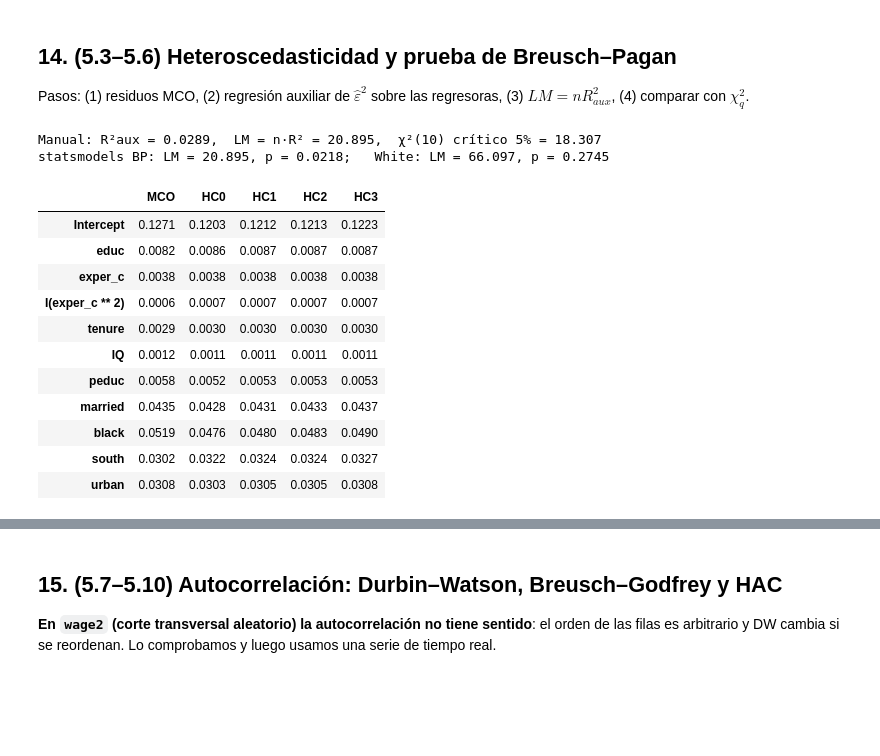
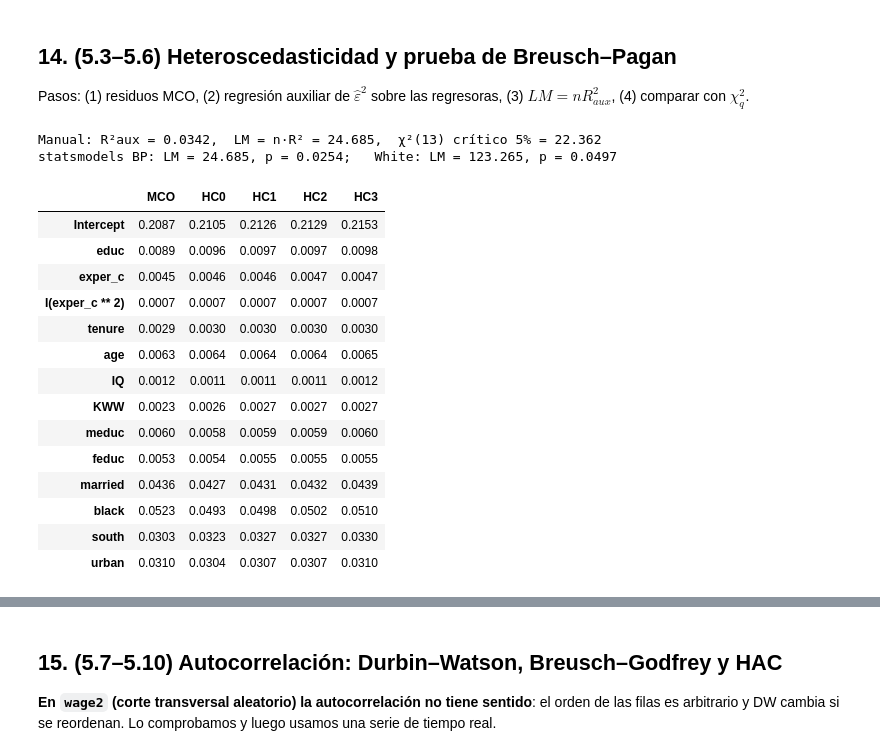
Before and after one commit to ximeelaraa/mincer-multicolinealidad, a Jupyter notebook: multicolinealidad_mincer.ipynb, the cells around one changed output, grey strips where cells are left out. Cells and saved outputs as stored; diff of their text form; code cells hidden in the pictures; blank space fills up the shorter version.

```diff
--- a/multicolinealidad_mincer.ipynb
+++ b/multicolinealidad_mincer.ipynb
@@ -112,7 +124,11 @@ df["peduc"] = (df.meduc + df.feduc) / 2
 df["pexper"] = df.age - df.educ - 6
 n = len(df)
 R["n"] = n
+R["n_original"] = len(w2)
 print(f"n = {n} (de {len(w2)} originales)")
+# Archivo de datos utilizado (muestra limpia + transformaciones), documentado en data/DICCIONARIO.md
+(FIG.parent / "data").mkdir(exist_ok=True)
+df.to_csv(FIG.parent / "data" / "wage2_muestra.csv", index=False)
 print(df.head())
 desc = df[["wage", "lwage", "educ", "exper", "tenure", "age", "IQ", "KWW", "meduc", "feduc"]].describe().T
 R["descriptivos"] = desc[["mean", "std", "min", "max"]].round(2).to_dict("index")
@@ -799,6 +806,8 @@ sint
 # %%
 f_c = f_full.replace("exper + I(exper**2)", "exper_c + I(exper_c**2)")
 m_c = smf.ols(f_c, df).fit()
+# Modelo preferido: TODOS los controles, con la experiencia centrada (no se elimina ninguna variable)
+m_pref, f_pref = m_c, f_c
 Z_h = StandardScaler().fit_transform(df[["IQ", "KWW", "meduc", "feduc"]])
 pca = PCA().fit(Z_h)
 df["cp1"] = pca.transform(Z_h)[:, 0]
@@ -823,6 +832,7 @@ R["comparacion"] = comp.to_dict("index")
 R["pca"] = dict(var=pca.explained_variance_ratio_.tolist(), cargas=pca.components_[0].tolist())
 R["ridge"] = dict(alpha=ridge.alpha_, ols=dict(zip(Xr.columns, ols_std.coef_)), ridge=dict(zip(Xr.columns, ridge.coef_)))
 R["vif_centrado_max"] = vmax(m_c)
+R["vif_centrado"] = vif_tabla(pd.DataFrame(m_c.model.exog, columns=m_c.model.exog_names).drop(columns="Intercept")).VIF.to_dict()
 R["vif_reducido"] = vif_tabla(pd.DataFrame(m_red.model.exog, columns=m_red.model.exog_names).drop(columns="Intercept")).VIF.to_dict()
 print(comp)
 # %% [output]
@@ -892,14 +905,14 @@ propiedad de las **columnas de X**. Son preguntas distintas.
 # %%
-infl = OLSInfluence(m_red)
+infl = OLSInfluence(m_pref)
 fig, axs = plt.subplots(2, 2, figsize=(11, 8))
-axs[0, 0].scatter(m_red.fittedvalues, m_red.resid, s=10, color=AZUL, alpha=.4)
+axs[0, 0].scatter(m_pref.fittedvalues, m_pref.resid, s=10, color=AZUL, alpha=.4)
 axs[0, 0].axhline(0, color=TINTA)
 axs[0, 0].set(title="Residuos vs ajustados", xlabel=r"$\hat y$", ylabel=r"$\hat\varepsilon$")
-sm.qqplot(m_red.resid, line="s", ax=axs[0, 1], markersize=3, alpha=.5)
+sm.qqplot(m_pref.resid, line="s", ax=axs[0, 1], markersize=3, alpha=.5)
 axs[0, 1].set_title("Q–Q de residuos")
-axs[1, 0].hist(m_red.resid, bins=35, color=AZUL, alpha=.75, density=True)
-xs = np.linspace(m_red.resid.min(), m_red.resid.max(), 200)
-axs[1, 0].plot(xs, stats.norm.pdf(xs, 0, m_red.resid.std()), color=NARANJA, lw=2)
+axs[1, 0].hist(m_pref.resid, bins=35, color=AZUL, alpha=.75, density=True)
+xs = np.linspace(m_pref.resid.min(), m_pref.resid.max(), 200)
+axs[1, 0].plot(xs, stats.norm.pdf(xs, 0, m_pref.resid.std()), color=NARANJA, lw=2)
 axs[1, 0].set_title("Histograma vs normal")
 axs[1, 1].scatter(infl.hat_matrix_diag, infl.cooks_distance[0], s=10, color=TINTA, alpha=.5)
 axs[1, 1].set(title="Leverage vs distancia de Cook", xlabel="leverage", ylabel="Cook")
@@ -913,39 +924,43 @@ R["n_cook_4n"] = int((infl.cooks_distance[0] > 4 / n).sum())
 Pasos: (1) residuos MCO, (2) regresión auxiliar de $\hat\varepsilon^2$ sobre las regresoras, (3) $LM=nR^2_{aux}$,
 (4) comparar con $\chi^2_q$.
 # %%
-e2 = m_red.resid ** 2
-aux = sm.OLS(e2, m_red.model.exog).fit()
+e2 = m_pref.resid ** 2
+aux = sm.OLS(e2, m_pref.model.exog).fit()
 q_bp = int(aux.df_model)
 LM_manual = n * aux.rsquared
-bp = het_breuschpagan(m_red.resid, m_red.model.exog)
-wh = het_white(m_red.resid, m_red.model.exog)
+bp = het_breuschpagan(m_pref.resid, m_pref.model.exog)
+wh = het_white(m_pref.resid, m_pref.model.exog)
 print(f"Manual: R²aux = {aux.rsquared:.4f},  LM = n·R² = {LM_manual:.3f},  χ²({q_bp}) crítico 5% = {stats.chi2.ppf(.95,q_bp):.3f}")
 print(f"statsmodels BP: LM = {bp[0]:.3f}, p = {bp[1]:.4f};   White: LM = {wh[0]:.3f}, p = {wh[1]:.4f}")
-hc = pd.DataFrame({"MCO": m_red.bse}).assign(**{t_: smf.ols(f_red, df).fit(cov_type=t_).bse for t_ in ["HC0", "HC1", "HC2", "HC3"]})
+hc = pd.DataFrame({"MCO": m_pref.bse}).assign(**{t_: smf.ols(f_pref, df).fit(cov_type=t_).bse for t_ in ["HC0", "HC1", "HC2", "HC3"]})
 # FGLS / WLS: modelar la varianza con log(ê²)
-g = sm.OLS(np.log(e2), m_red.model.exog).fit()
+g = sm.OLS(np.log(e2), m_pref.model.exog).fit()
 wts = 1 / np.exp(g.fittedvalues)
-m_wls = smf.wls(f_red, df, weights=wts).fit()
+m_wls = smf.wls(f_pref, df, weights=wts).fit()
 R["hetero"] = dict(R2aux=aux.rsquared, LM=LM_manual, q=q_bp, crit=stats.chi2.ppf(.95, q_bp), bp_p=bp[1],
                    white_LM=wh[0], white_p=wh[1], hc=hc.round(5).to_dict("index"),
                    wls_educ=m_wls.params["educ"], wls_se=m_wls.bse["educ"])
-m_red_rob = smf.ols(f_red, df).fit(cov_type="HC1")
-R["reducido"] = dict(params=m_red.params.to_dict(), bse=m_red.bse.to_dict(), bse_hc1=m_red_rob.bse.to_dict(),
-                     p_hc1=m_red_rob.pvalues.to_dict(), R2=m_red.rsquared, R2a=m_red.rsquared_adj,
-                     exacto={c: 100 * (np.exp(v) - 1) for c, v in m_red.params.items()})
+m_pref_rob = smf.ols(f_pref, df).fit(cov_type="HC1")
+R["preferido"] = dict(params=m_pref.params.to_dict(), bse=m_pref.bse.to_dict(), bse_hc1=m_pref_rob.bse.to_dict(),
+                      p_hc1=m_pref_rob.pvalues.to_dict(), ci_hc1=m_pref_rob.conf_int().values.tolist(),
+                      R2=m_pref.rsquared, R2a=m_pref.rsquared_adj, F=m_pref.fvalue, Fp=m_pref.f_pvalue,
+                      exacto={c: 100 * (np.exp(v) - 1) for c, v in m_pref.params.items()})
 hc
 # %% [output]
-Manual: R²aux = 0.0289,  LM = n·R² = 20.895,  χ²(10) crítico 5% = 18.307
-statsmodels BP: LM = 20.895, p = 0.0218;   White: LM = 66.097, p = 0.2745
+Manual: R²aux = 0.0342,  LM = n·R² = 24.685,  χ²(13) crítico 5% = 22.362
+statsmodels BP: LM = 24.685, p = 0.0254;   White: LM = 123.265, p = 0.0497
 |  | MCO | HC0 | HC1 | HC2 | HC3 |
-| Intercept | 0.1271 | 0.1203 | 0.1212 | 0.1213 | 0.1223 |
-| educ | 0.0082 | 0.0086 | 0.0087 | 0.0087 | 0.0087 |
-| exper_c | 0.0038 | 0.0038 | 0.0038 | 0.0038 | 0.0038 |
-| I(exper_c ** 2) | 0.0006 | 0.0007 | 0.0007 | 0.0007 | 0.0007 |
+| Intercept | 0.2087 | 0.2105 | 0.2126 | 0.2129 | 0.2153 |
+| educ | 0.0089 | 0.0096 | 0.0097 | 0.0097 | 0.0098 |
+| exper_c | 0.0045 | 0.0046 | 0.0046 | 0.0047 | 0.0047 |
+| I(exper_c ** 2) | 0.0007 | 0.0007 | 0.0007 | 0.0007 | 0.0007 |
 | tenure | 0.0029 | 0.0030 | 0.0030 | 0.0030 | 0.0030 |
-| IQ | 0.0012 | 0.0011 | 0.0011 | 0.0011 | 0.0011 |
-| peduc | 0.0058 | 0.0052 | 0.0053 | 0.0053 | 0.0053 |
-| married | 0.0435 | 0.0428 | 0.0431 | 0.0433 | 0.0437 |
-| black | 0.0519 | 0.0476 | 0.0480 | 0.0483 | 0.0490 |
-| south | 0.0302 | 0.0322 | 0.0324 | 0.0324 | 0.0327 |
-| urban | 0.0308 | 0.0303 | 0.0305 | 0.0305 | 0.0308 |
+| age | 0.0063 | 0.0064 | 0.0064 | 0.0064 | 0.0065 |
+| IQ | 0.0012 | 0.0011 | 0.0011 | 0.0011 | 0.0012 |
+| KWW | 0.0023 | 0.0026 | 0.0027 | 0.0027 | 0.0027 |
+| meduc | 0.0060 | 0.0058 | 0.0059 | 0.0059 | 0.0060 |
+| feduc | 0.0053 | 0.0054 | 0.0055 | 0.0055 | 0.0055 |
+| married | 0.0436 | 0.0427 | 0.0431 | 0.0432 | 0.0439 |
+| black | 0.0523 | 0.0493 | 0.0498 | 0.0502 | 0.0510 |
+| south | 0.0303 | 0.0323 | 0.0327 | 0.0327 | 0.0330 |
+| urban | 0.0310 | 0.0304 | 0.0307 | 0.0307 | 0.0310 |
```
Also changed, not shown: parts of 20 cells of this notebook, 20 other files.
